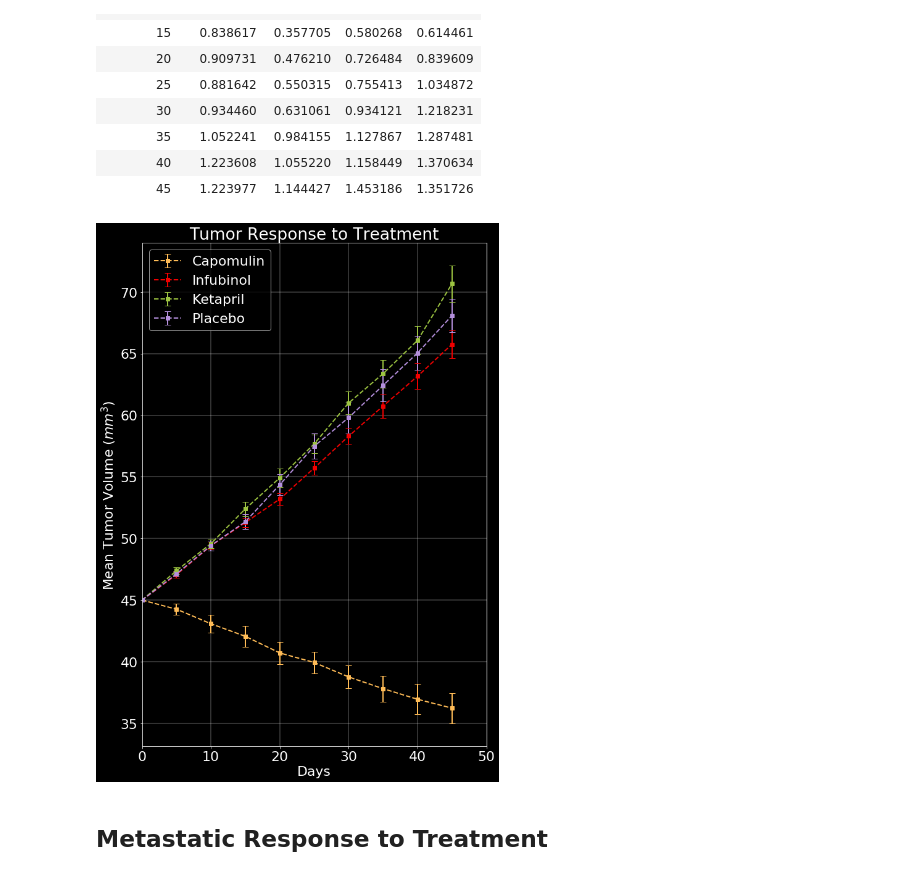
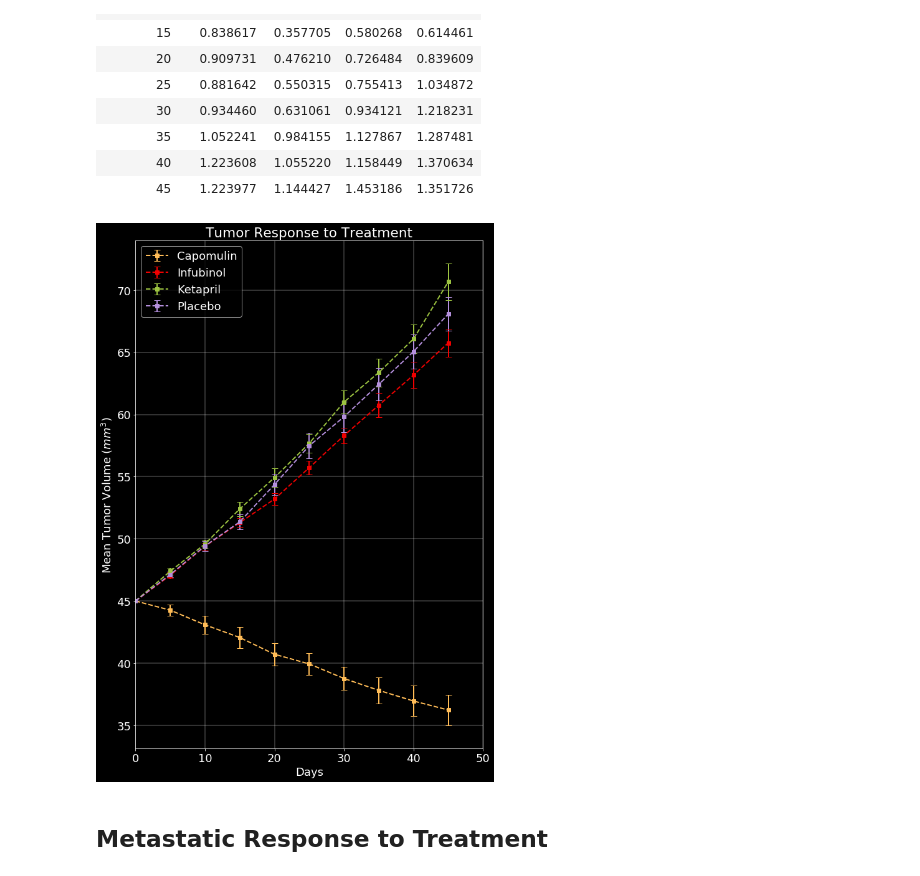
Before and after one commit to costcohotdog/matplotlib_clinical_trial, a Jupyter notebook: Pymaceuticals/pymaceuticals_starter.ipynb, the cells around one changed output. Cells and saved outputs as stored; diff of their text form; code cells hidden in the pictures.

```diff
--- a/Pymaceuticals/pymaceuticals_starter.ipynb
+++ b/Pymaceuticals/pymaceuticals_starter.ipynb
@@ -88,7 +88,7 @@ errors_tumor
 plt.style.use('dark_background')
 
 # Font size
-matplotlib.rcParams.update({'font.size': 22})
+matplotlib.rcParams.update({'font.size': 18})
 
 # Create figure and define ax plot
 fig, ax = plt.subplots(figsize=(10,15))
@@ -96,34 +96,34 @@ fig, ax = plt.subplots(figsize=(10,15))
 # Plot colors
 colors = ['#ffbc57', '#f00000','#9cc341','#b48fdc']
 colors_number = 0
 
 # Loop through each column in mean_tumor and plot error bars
 for column in mean_tumor:
     ax.errorbar(
         mean_tumor.index,
         mean_tumor[column],
         yerr=errors_tumor[column],
         fmt='--s',
         color=colors[colors_number],
         label=column,
         linewidth=2,
         elinewidth=2,
         capsize=5
         )
     colors_number += 1
 
 # Format
 ax.set_xlim(0, 50)
 ax.title.set_text("Tumor Response to Treatment")
 ax.set_xlabel("Days")
 ax.set_ylabel("Mean Tumor Volume ($mm^3$)")
 ax.grid(linewidth=0.4)
 ax.legend(loc='best')
 
 # Save Figure
 fig.savefig('Tumor_Response_to_Treatment.jpeg', dpi=300)
 # %% [output]
-[figure, old version]
+[figure, new version]
 # %% [markdown]
 ## Metastatic Response to Treatment
 # %%
```
Also changed, not shown: parts of 3 cells of this notebook, 4 other files.
